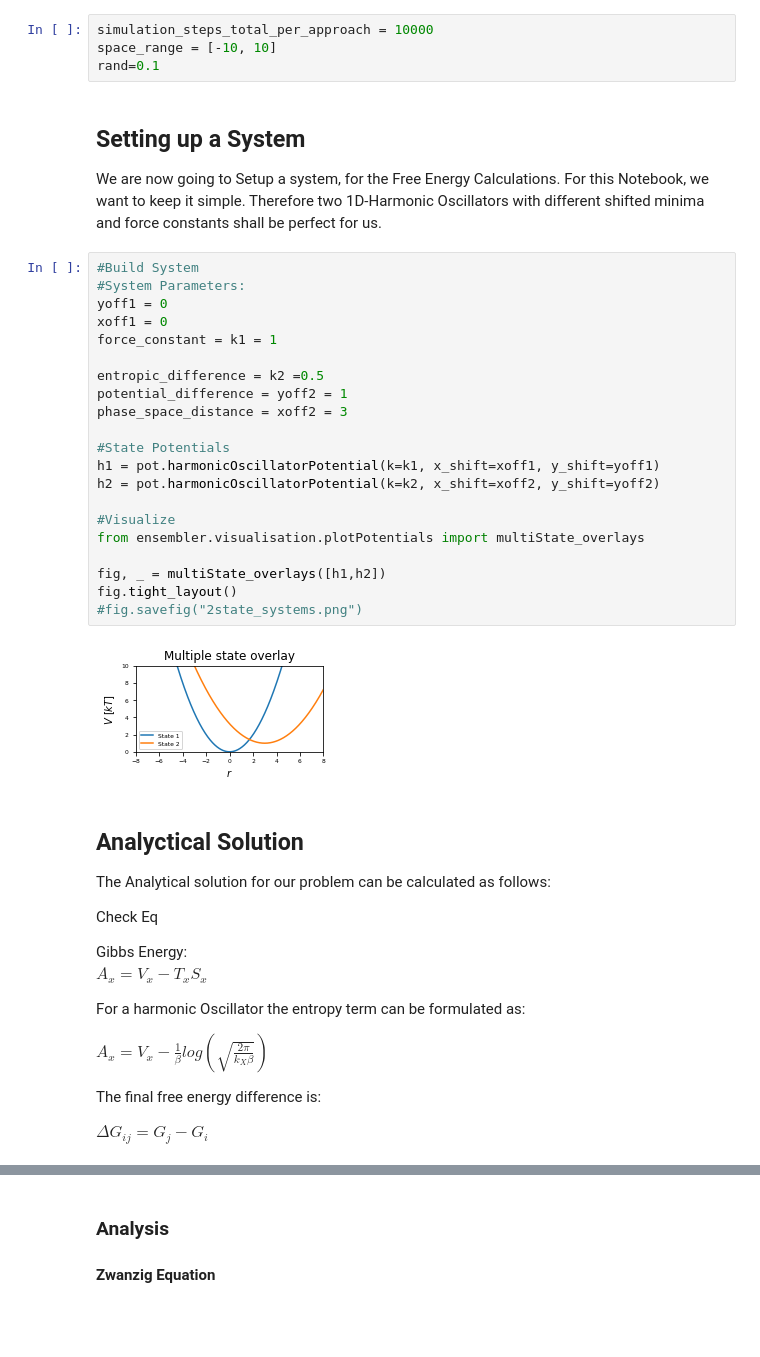
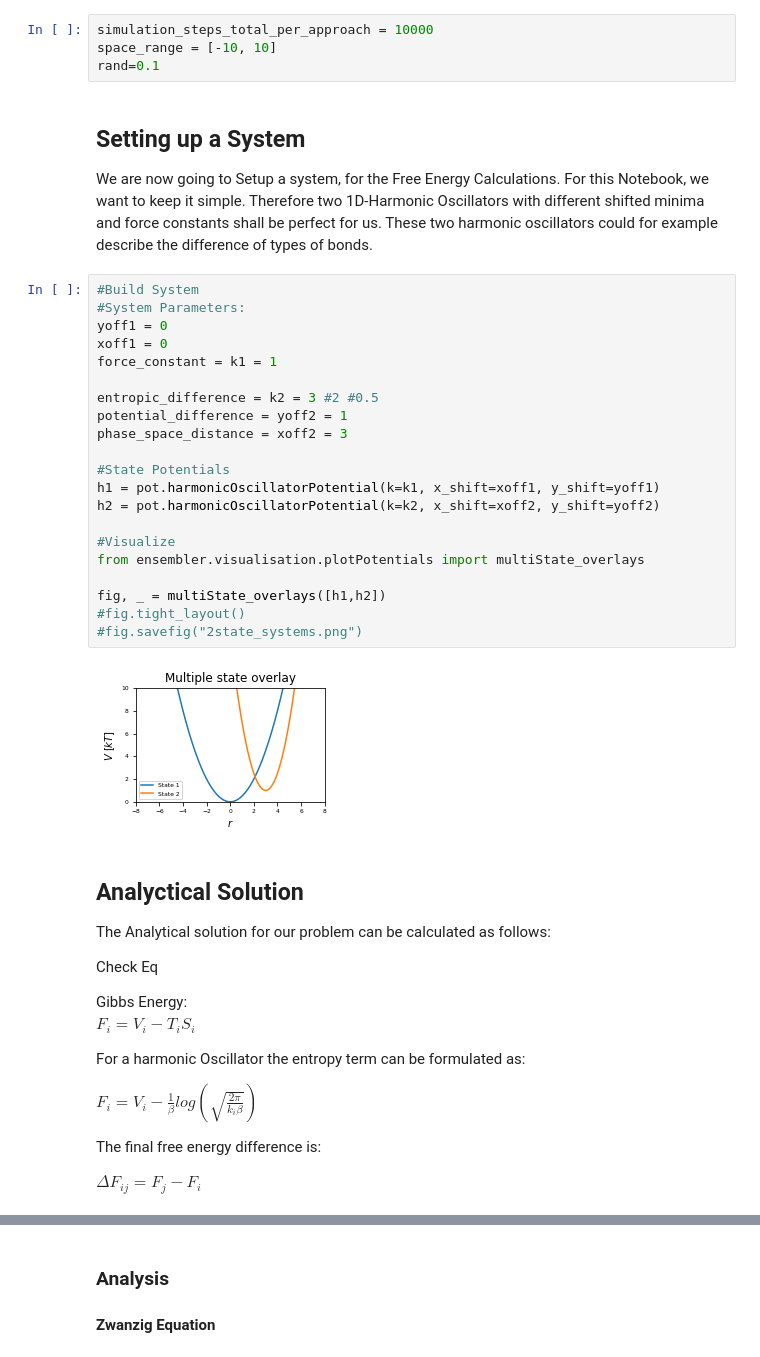
Before and after one commit to rinikerlab/Ensembler, a Jupyter notebook: examples/FreeEnergyCalculationSimulation.ipynb, the cells around one changed output, grey strips where cells are left out. Saved outputs shown, nothing was run; the diff lists cells and outputs as text; blank space fills up the shorter version.

Commit message:
free energy status

```diff
--- a/examples/FreeEnergyCalculationSimulation.ipynb
+++ b/examples/FreeEnergyCalculationSimulation.ipynb
@@ -94,30 +94,30 @@ space_range = [-10, 10]
 rand=0.1
 # %% [markdown]
 ## Setting up a System
-We are now going to Setup a system, for the Free Energy Calculations. For this Notebook, we want to keep it simple. Therefore two 1D-Harmonic Oscillators with different shifted minima and force constants shall be perfect for us.
+We are now going to Setup a system, for the Free Energy Calculations. For this Notebook, we want to keep it simple. Therefore two 1D-Harmonic Oscillators with different shifted minima and force constants shall be perfect for us. These two harmonic oscillators could for example describe the difference of types of bonds.
 # %%
 #Build System
 #System Parameters:
 yoff1 = 0
 xoff1 = 0
 force_constant = k1 = 1
 
-entropic_difference = k2 =0.5
+entropic_difference = k2 = 3 #2 #0.5
 potential_difference = yoff2 = 1
 phase_space_distance = xoff2 = 3
 
 #State Potentials
 h1 = pot.harmonicOscillatorPotential(k=k1, x_shift=xoff1, y_shift=yoff1)
 h2 = pot.harmonicOscillatorPotential(k=k2, x_shift=xoff2, y_shift=yoff2)
 
 #Visualize
 from ensembler.visualisation.plotPotentials import multiState_overlays
 
 fig, _ = multiState_overlays([h1,h2])
-fig.tight_layout()
+#fig.tight_layout()
 #fig.savefig("2state_systems.png")
 # %% [output]
-[figure, old version]
+[figure, new version]
 # %% [markdown]
 ## Analyctical Solution
 The Analytical solution for our problem can be calculated as follows:
@@ -126,17 +126,17 @@ The Analytical solution for our problem can be calculated as follows:
 Check Eq
 
 Gibbs Energy:
-$ A_x = V_x - T_x  S_x $
+$ F_i = V_i - T_i  S_i $
 
 For a harmonic Oscillator the entropy term can be formulated as:
 
-$A_x = V_x - \frac{1}{\beta} log(\sqrt{\frac{2 \pi}{k_X \beta}})$
+$F_i = V_i - \frac{1}{\beta} log(\sqrt{\frac{2 \pi}{k_i \beta}})$
 
 
 
 The final free energy difference is:
 
-$\Delta G_{ij} = G_j - G_i$
+$\Delta F_{ij} = F_j - F_i$
 # %%
 #Analytical Solution
 beta = 1 # beta is in kT
```
Also changed, not shown: parts of 44 cells of this notebook, 9 other files.
